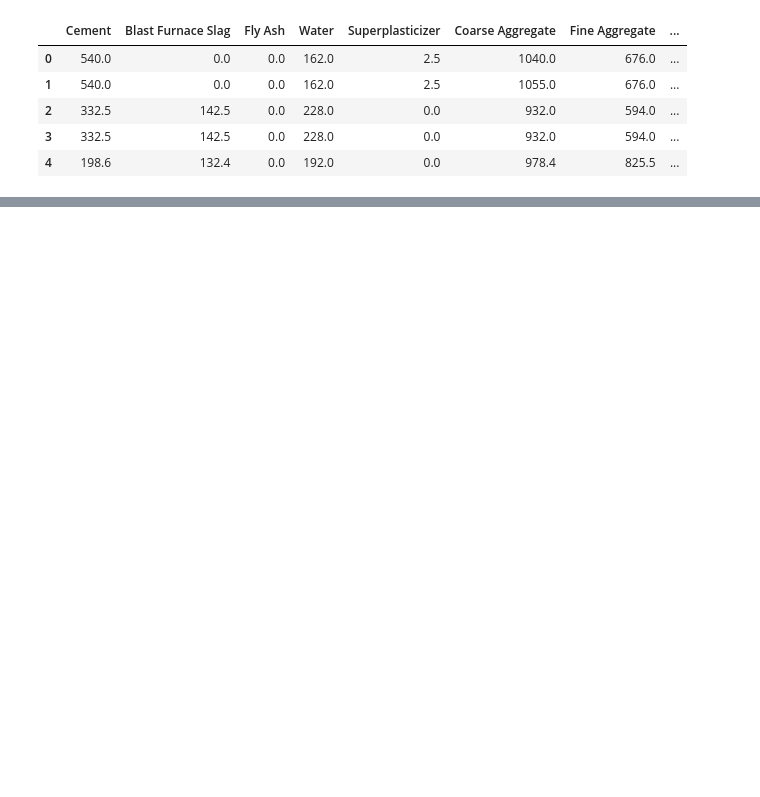
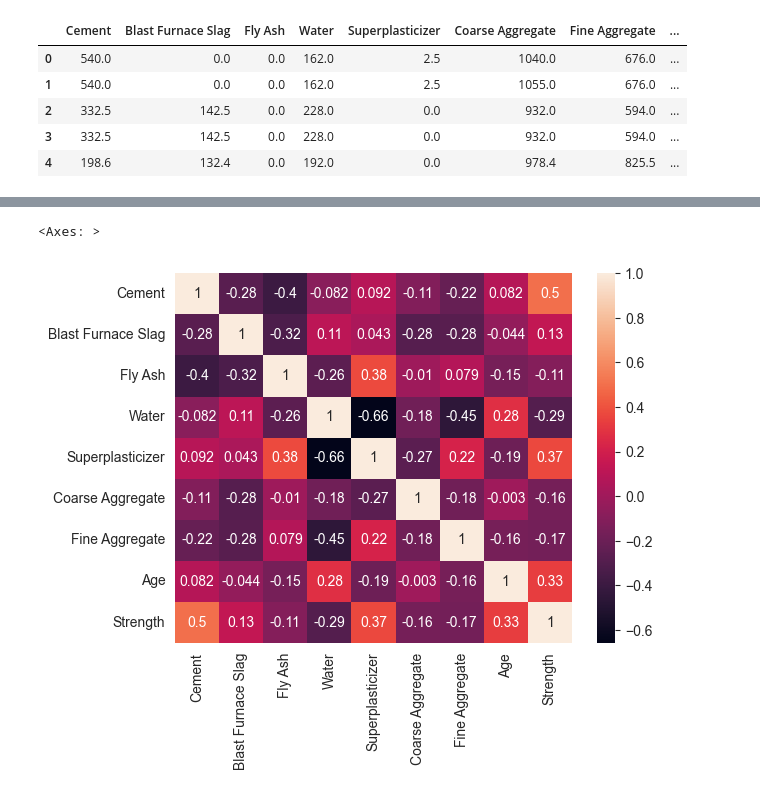
Before and after one commit to cveysel/KursDerslerim, a Jupyter notebook: MakineOgrenmesi/GradientBoostingRegressor.ipynb, the cells around one changed output, grey strips where cells are left out. Saved outputs shown, nothing was run; the diff lists cells and outputs as text; code cells hidden in the pictures; blank space fills up the shorter version.

```diff
--- a/MakineOgrenmesi/GradientBoostingRegressor.ipynb
+++ b/MakineOgrenmesi/GradientBoostingRegressor.ipynb
@@ -18,0 +69,5 @@ df.head()
+# %%
+sns.heatmap(df.corr(), annot=True)
+# %% [output]
+<Axes: >
+[figure, added]
```
Also changed, not shown: parts of 25 cells of this notebook.
